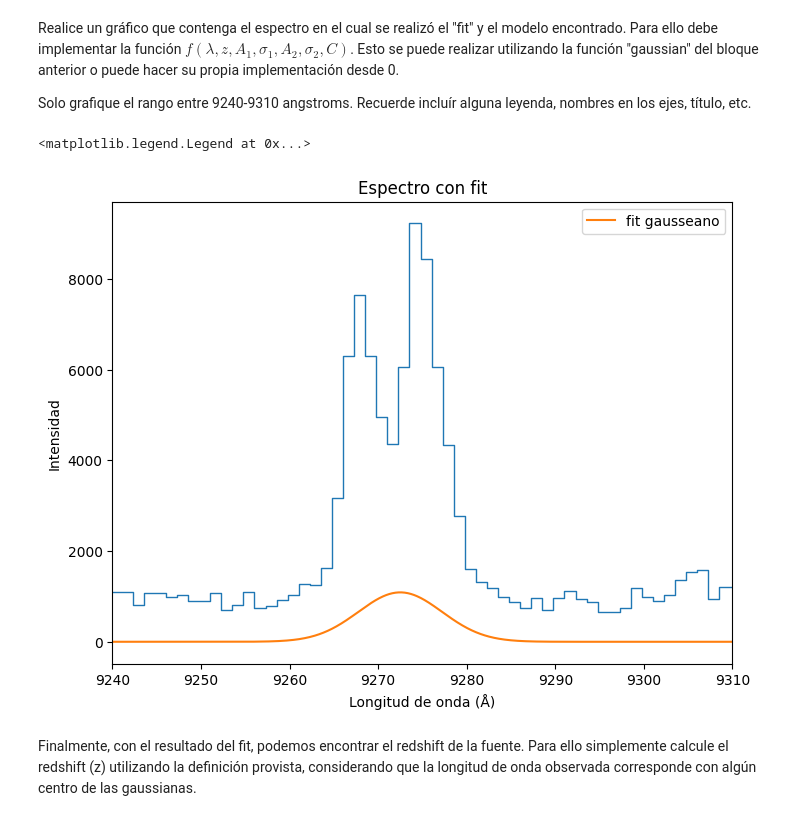
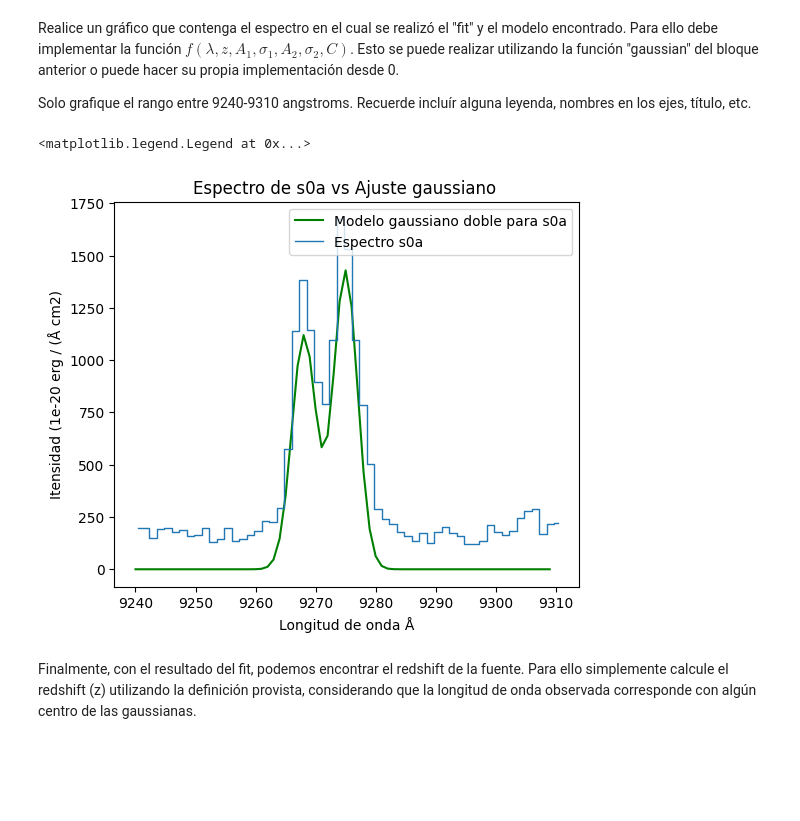
Before and after one commit to martinmaturana777/Tarea-4, a Jupyter notebook: Tarea4.ipynb, the cells around one changed output. Saved outputs shown, nothing was run; the diff lists cells and outputs as text; code cells hidden in the pictures; blank space fills up the shorter version.

```diff
--- a/Tarea4.ipynb
+++ b/Tarea4.ipynb
@@ -319,7 +319,7 @@ MPDAF ya es capaz de hacer este fit por nosotros, para ello proceda como se le i
 3. El resultado deberían ser dos objetos de tipo obj.Gauss1D, utilice el método print_param() para mostrar los resultados de cada fit.
 # %%
 # Utilice el método gauss_dfit (solo utilizaremos un espectro de los antes calculados, no necesitamos los 4)
-fit1, fit2 = espectro_s0a.gauss_dfit(9240,9310,1)  # rellene con los parámetros adecuados
+fit1, fit2 = espectro_s0a.gauss_dfit(9240, 9310, 3727.092/3729.875)  # min, max , y1/y2
 
 # Haga el print de los parámetros del primer objeto Gauss1D (fit1) (utilice el método "print_param" para esto)
 fit1.print_param()
@@ -369,25 +369,37 @@ Realice un gráfico que contenga el espectro en el cual se realizó el "fit" y e
 Para ello debe implementar la función $f(\lambda, z,  A_1, \sigma_1, A_2, \sigma_2, C)$. Esto se puede realizar utilizando la función "gaussian" del bloque anterior o puede hacer su propia implementación desde 0.
 
 Solo grafique el rango entre 9240-9310 angstroms. Recuerde incluír alguna leyenda, nombres en los ejes, título, etc.
-# %%
-# Inserte aquí su gráfico:
-x= np.linspace(9240, 9310, 1000)
-
-def gaussiana(x):
-    return gaussian(x, fit1.lpeak, fit1.fwhm, fit1.peak) + gaussian(x, fit2.lpeak, fit2.fwhm, fit2.peak)
-y=gaussiana(x)
-#graph
-ax=plt.subplots(1,1,figsize=(8,6))
-espectro_s0a.plot(9240, 9310)
-plt.plot(x,y , label='fit gausseano')
-plt.xlim(9240, 9310)
-plt.xlabel('Longitud de onda (Å)')
-plt.ylabel('Intensidad')
-plt.title('Espectro con fit')
-plt.legend()
-# %% [output]
-<matplotlib.legend.Legend at 0x...>
-[figure, removed]
+# %%
+def modelo_gauss(x):
+  #constante para ambos fits
+  fwhm = 4.73267
+
+  # Centros
+  center_1 = fit1.lpeak
+  center_2 = fit2.lpeak
+
+  # peaks
+  peak_1 = fit1.peak
+  peak_2 = fit2.peak
+
+  #dos gausseanas
+  return gaussian(x, center_1, fwhm, peak_1) + gaussian(x, center_2, fwhm, peak_2)
+#set inicial
+x=np.arange(9240, 9310)
+y=modelo_gauss(x)
+#graph
+_, ax = plt.subplots(1, 1, figsize=(6,5))
+ax.plot(x, y, label="Modelo gaussiano doble para s0a",color='green')
+espectro_s0a.plot(lmin=9240, lmax=9310, ax=ax, label="Espectro s0a")
+
+# Se añaden los títulos respectivos
+ax.set_ylabel("Itensidad (1e-20 erg / (Å cm2)")
+ax.set_xlabel("Longitud de onda Å")
+ax.set_title("Espectro de s0a vs Ajuste gaussiano ")
+ax.legend()
+# %% [output]
+<matplotlib.legend.Legend at 0x...>
+[figure, added]
 # %% [markdown]
 Finalmente, con el resultado del fit, podemos encontrar el redshift de la fuente. Para ello simplemente calcule el redshift (z) utilizando la definición provista, considerando que la longitud de onda observada corresponde con algún centro de las gaussianas.
 # %%
```
Also changed, not shown: parts of 4 cells of this notebook.
